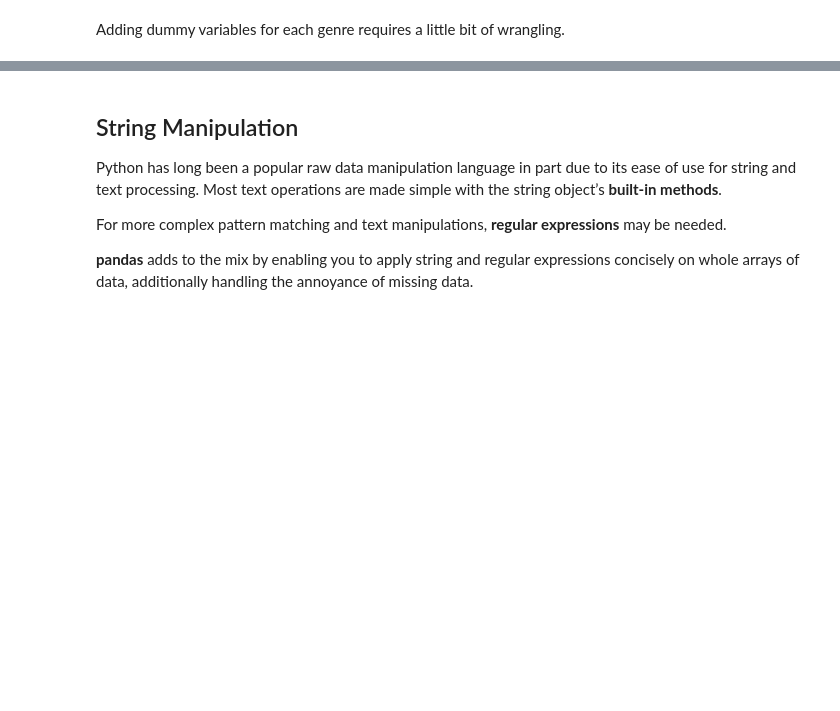
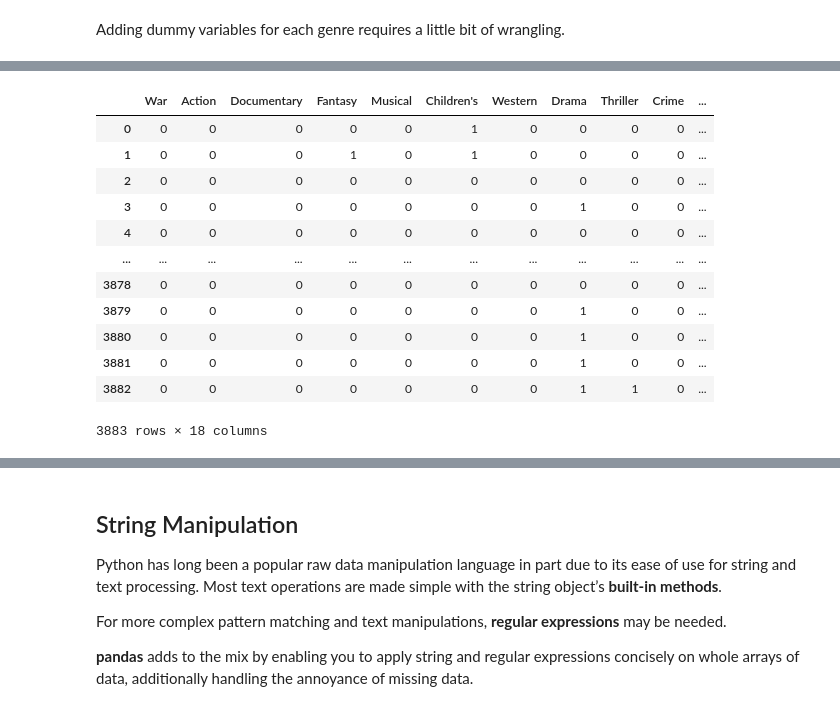
Before and after one commit to OmarInCS/data-analysis-visulization-python, a Jupyter notebook: week2/day2/lesson-7-data-cleaning.ipynb, the cells around one changed output, grey strips where cells are left out. Drawn from its saved outputs; the diff is of its cells as text; code cells hidden in the pictures; blank space fills up the shorter version.

```diff
--- a/week2/day2/lesson-7-data-cleaning.ipynb
+++ b/week2/day2/lesson-7-data-cleaning.ipynb
@@ -32,0 +45,13 @@ data.describe()
+# %%
+# set outliers to 3 or -3 depending on its sign
+rows, columns = data.shape
+
+for i in range(rows):
+    for j in range(columns):
+        v = data.iloc[i, j]
+        if v > 3:
+            data.iloc[i, j] = 3
+        elif v < -3:
+            data.iloc[i, j] = -3
+
+data[(data.abs() > 3).any(axis=1)]
@@ -70,5 +184,25 @@ Adding dummy variables for each genre requires a little bit of wrangling.
 # hint: use 'get_indexer' method
 # %%
 # for each value of 'genre' column in 'movies' DataFrame, set the corresponding columns in dummies to 1
+
+for i, genre in enumerate(movies["genre"]):
+    for one_genre in genre.split("|"):
+        dummies.loc[i, one_genre] = 1
+
+dummies
+# %% [output]
+|  | War | Action | Documentary | Fantasy | Musical | Children's | Western | Drama | Thriller | Crime | ... |
+| 0 | 0 | 0 | 0 | 0 | 0 | 1 | 0 | 0 | 0 | 0 | ... |
+| 1 | 0 | 0 | 0 | 1 | 0 | 1 | 0 | 0 | 0 | 0 | ... |
+| 2 | 0 | 0 | 0 | 0 | 0 | 0 | 0 | 0 | 0 | 0 | ... |
+| 3 | 0 | 0 | 0 | 0 | 0 | 0 | 0 | 1 | 0 | 0 | ... |
+| 4 | 0 | 0 | 0 | 0 | 0 | 0 | 0 | 0 | 0 | 0 | ... |
+| ... | ... | ... | ... | ... | ... | ... | ... | ... | ... | ... | ... |
+| 3878 | 0 | 0 | 0 | 0 | 0 | 0 | 0 | 0 | 0 | 0 | ... |
+| 3879 | 0 | 0 | 0 | 0 | 0 | 0 | 0 | 1 | 0 | 0 | ... |
+| 3880 | 0 | 0 | 0 | 0 | 0 | 0 | 0 | 1 | 0 | 0 | ... |
+| 3881 | 0 | 0 | 0 | 0 | 0 | 0 | 0 | 1 | 0 | 0 | ... |
+| 3882 | 0 | 0 | 0 | 0 | 0 | 0 | 0 | 1 | 1 | 0 | ... |
+3883 rows × 18 columns
 # %%
 # join the DataFrames 'movies' and 'dummies', then display the first row
```
Also changed, not shown: parts of 29 cells of this notebook, 4 other files.
